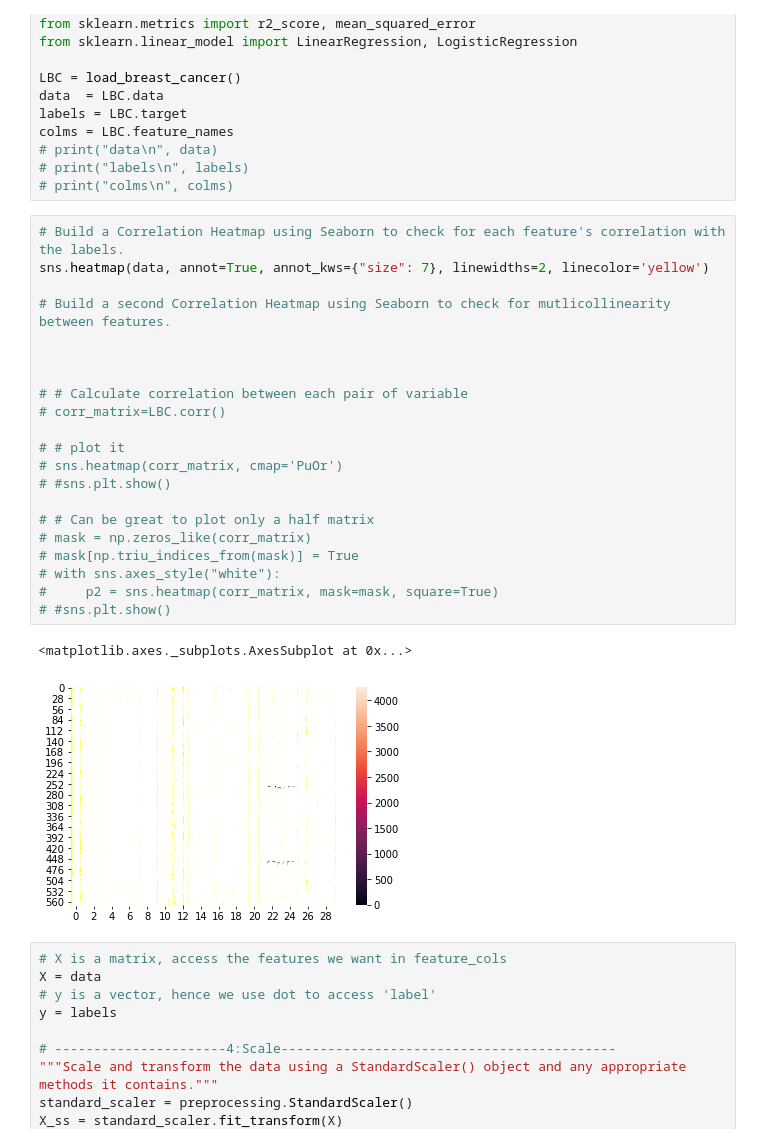
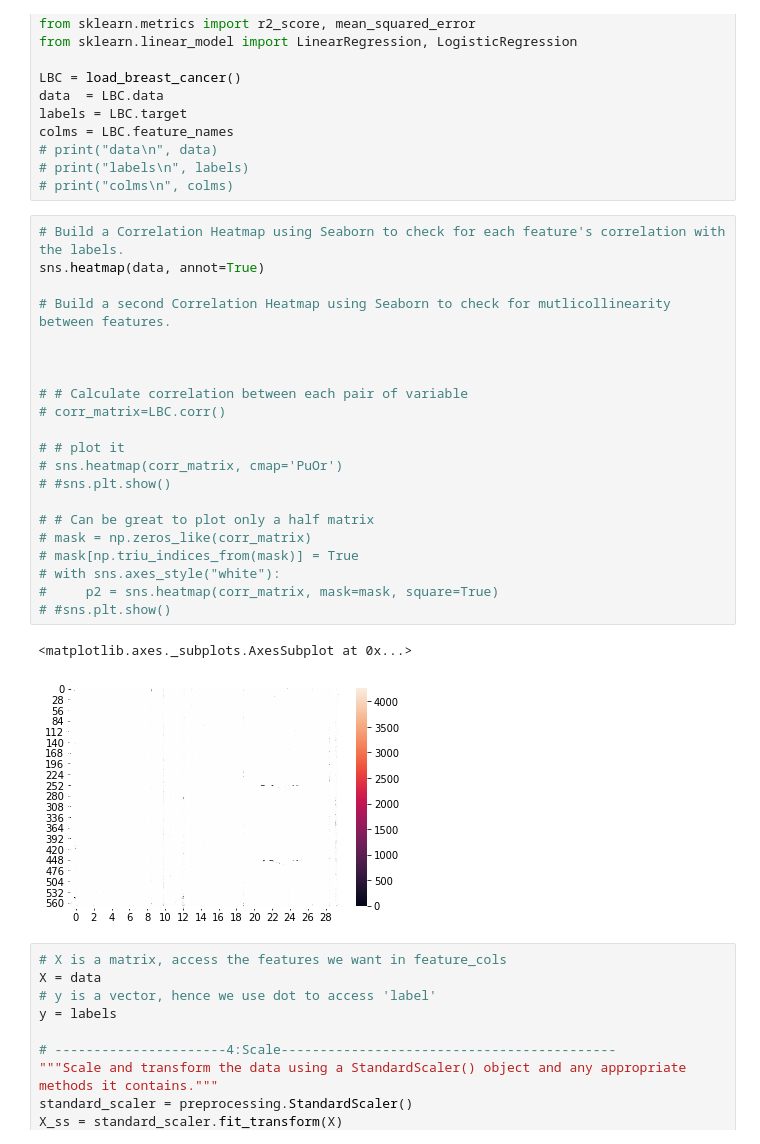
Before and after one commit to ChrisBarnes2000-MS-DU/DS_2.1, a Jupyter notebook: HW/HW2.ipynb, the cells around one changed output. Saved outputs shown, nothing was run; the diff lists cells and outputs as text.

```diff
--- a/HW/HW2.ipynb
+++ b/HW/HW2.ipynb
@@ -70,28 +70,28 @@ colms = LBC.feature_names
 # print("colms\n", colms)
 # %%
 # Build a Correlation Heatmap using Seaborn to check for each feature's correlation with the labels.
-sns.heatmap(data, annot=True, annot_kws={"size": 7}, linewidths=2, linecolor='yellow')
+sns.heatmap(data, annot=True)
 
 # Build a second Correlation Heatmap using Seaborn to check for mutlicollinearity between features.
 
 
 
 # # Calculate correlation between each pair of variable
 # corr_matrix=LBC.corr()
 
 # # plot it
 # sns.heatmap(corr_matrix, cmap='PuOr')
 # #sns.plt.show()
 
 # # Can be great to plot only a half matrix
 # mask = np.zeros_like(corr_matrix)
 # mask[np.triu_indices_from(mask)] = True
 # with sns.axes_style("white"):
 #     p2 = sns.heatmap(corr_matrix, mask=mask, square=True)
 # #sns.plt.show()
 # %% [output]
 <matplotlib.axes._subplots.AxesSubplot at 0x...>
-[figure, old version]
+[figure, new version]
 # %%
 # X is a matrix, access the features we want in feature_cols
 X = data
```
Also changed, not shown: parts of 1 cell of this notebook, 2 other files.
